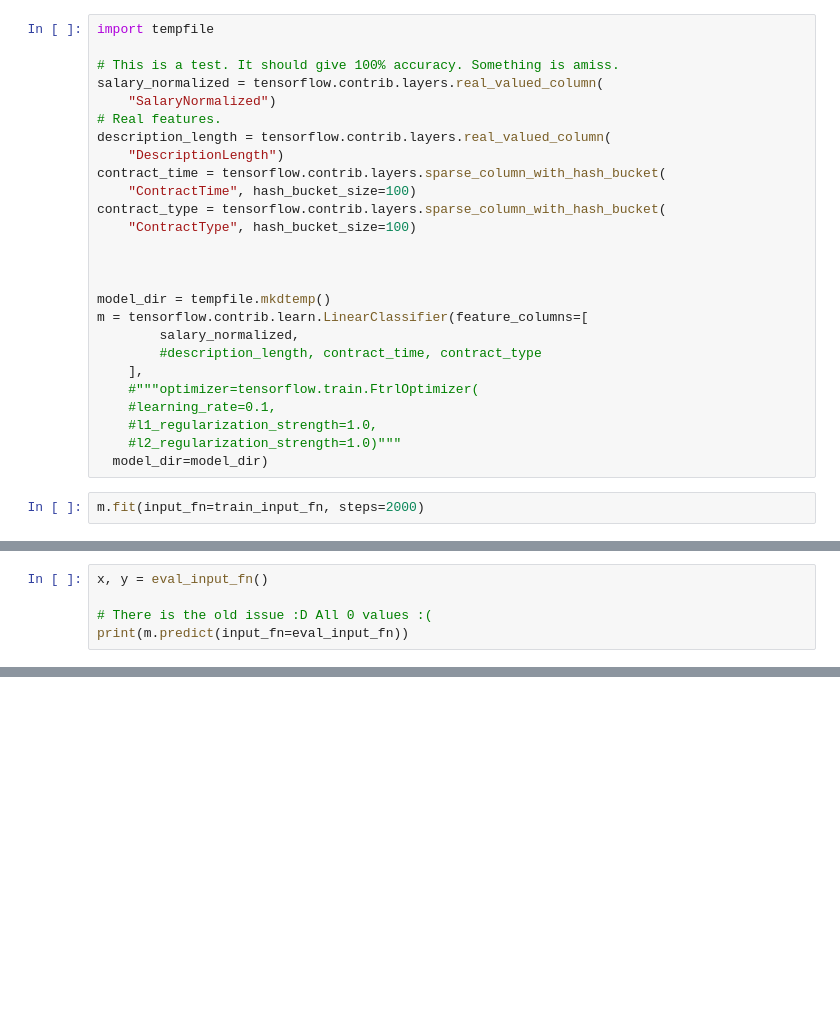
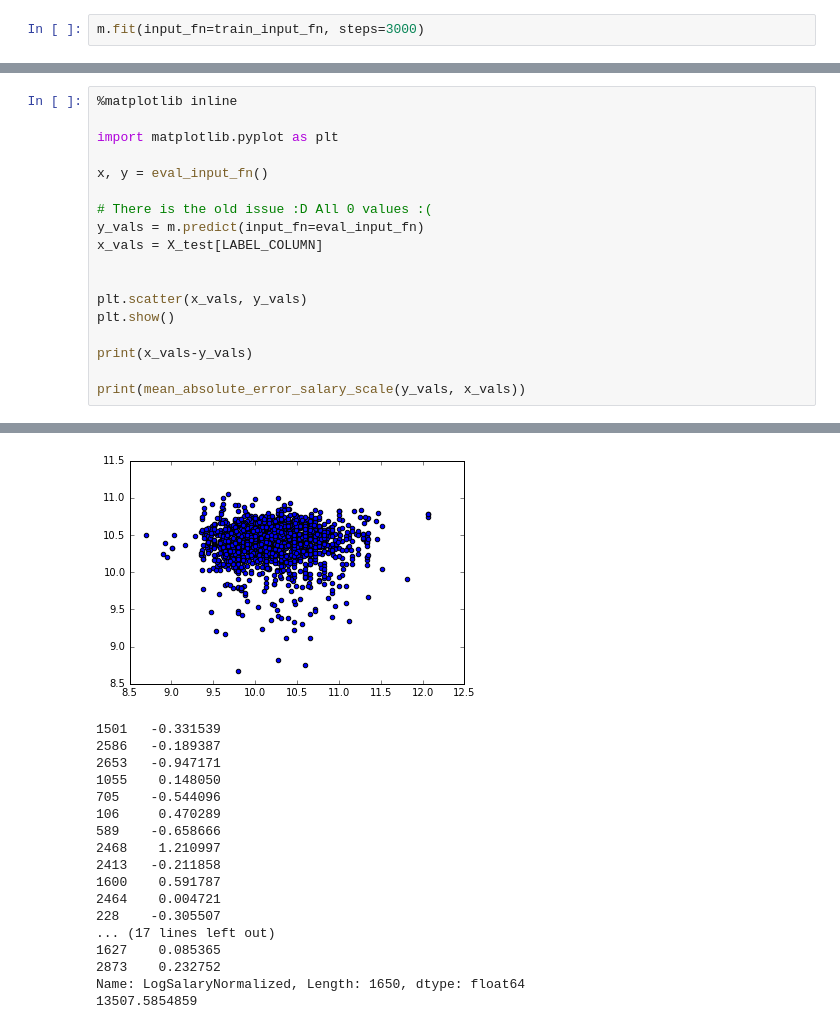
Before and after one commit to sydatascience/textanalytics, a Jupyter notebook: tensor_flow_fitting.ipynb, the cells around one changed output, grey strips where cells are left out. Cells and saved outputs as stored; diff of their text form; blank space fills up the shorter version.

Commit message:
Tensor flow is working for prediction. Only did a few toy examples with a few columns.

```diff
--- a/tensor_flow_fitting.ipynb
+++ b/tensor_flow_fitting.ipynb
@@ -153,29 +176,3 @@ def eval_input_fn():
-# %%
-import tempfile
-
-# This is a test. It should give 100% accuracy. Something is amiss.
-salary_normalized = tensorflow.contrib.layers.real_valued_column(
-    "SalaryNormalized")
-# Real features.
-description_length = tensorflow.contrib.layers.real_valued_column(
-    "DescriptionLength")
-contract_time = tensorflow.contrib.layers.sparse_column_with_hash_bucket(
-    "ContractTime", hash_bucket_size=100)
-contract_type = tensorflow.contrib.layers.sparse_column_with_hash_bucket(
-    "ContractType", hash_bucket_size=100)
-
-
-
-model_dir = tempfile.mkdtemp()
-m = tensorflow.contrib.learn.LinearClassifier(feature_columns=[
-        salary_normalized,
-        #description_length, contract_time, contract_type
-    ],
-    #"""optimizer=tensorflow.train.FtrlOptimizer(
-    #learning_rate=0.1,
-    #l1_regularization_strength=1.0,
-    #l2_regularization_strength=1.0)"""
-  model_dir=model_dir)
 # %%
-m.fit(input_fn=train_input_fn, steps=2000)
+m.fit(input_fn=train_input_fn, steps=3000)
 # %% [output]
@@ -191,6 +190,19 @@ loss: 282.223
 # %%
+%matplotlib inline
+
+import matplotlib.pyplot as plt
+
 x, y = eval_input_fn()
 
 # There is the old issue :D All 0 values :(
-print(m.predict(input_fn=eval_input_fn))
+y_vals = m.predict(input_fn=eval_input_fn)
+x_vals = X_test[LABEL_COLUMN]
+
+
+plt.scatter(x_vals, y_vals)
+plt.show()
+
+print(x_vals-y_vals)
+
+print(mean_absolute_error_salary_scale(y_vals, x_vals))
 # %% [output]
@@ -197,0 +211,18 @@ print(m.predict(input_fn=eval_input_fn))
+[figure, added]
+1501   -0.331539
+2586   -0.189387
+2653   -0.947171
+1055    0.148050
+705    -0.544096
+106     0.470289
+589    -0.658666
+2468    1.210997
+2413   -0.211858
+1600    0.591787
+2464    0.004721
+228    -0.305507
+... (17 lines left out)
+1627    0.085365
+2873    0.232752
+Name: LogSalaryNormalized, Length: 1650, dtype: float64
+13507.5854859
```
Also changed, not shown: parts of 20 cells of this notebook, 2 other files.
